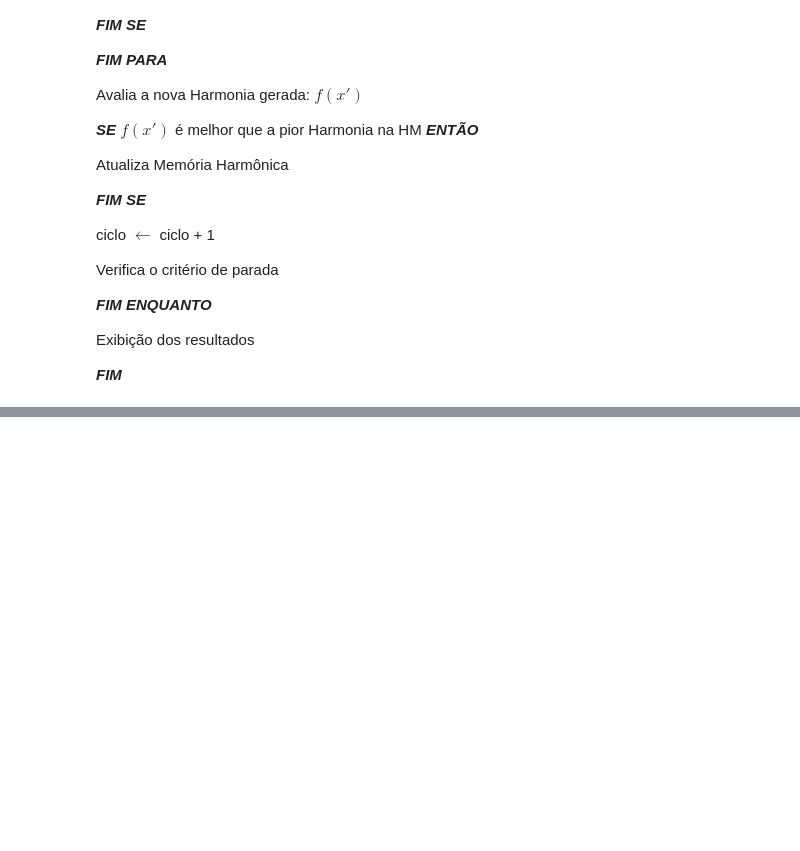
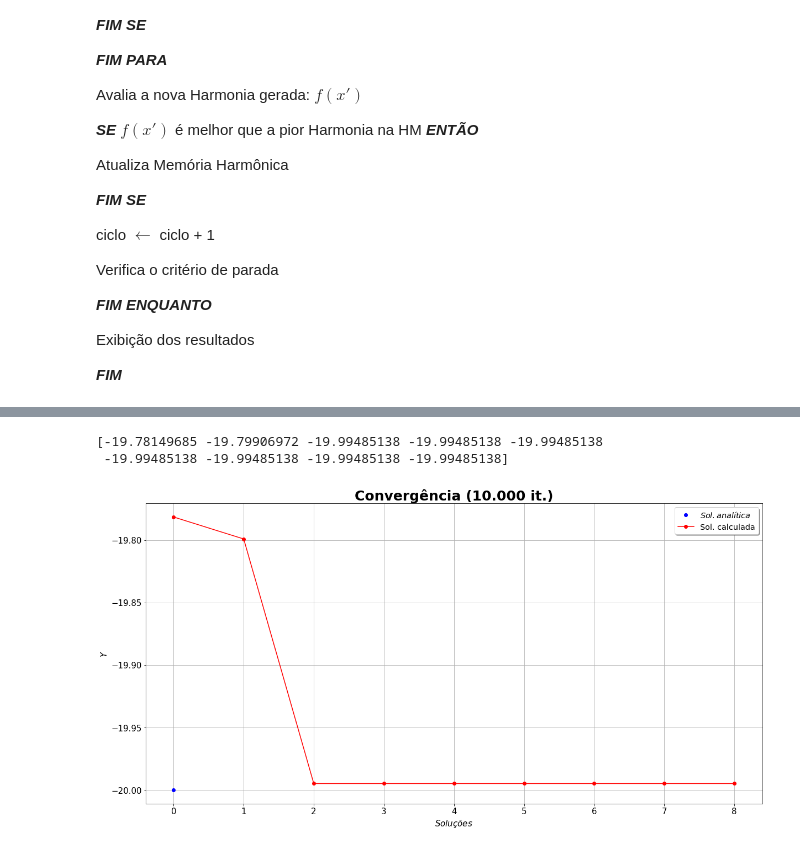
Before and after one commit to VictorCarreira/Disciplina-metodos-randomicos, a Jupyter notebook: BuscaHarmonica/Busca Harmonica.ipynb, the cells around one changed output, grey strips where cells are left out. Drawn from its saved outputs; the diff is of its cells as text; code cells hidden in the pictures; blank space fills up the shorter version.

```diff
--- a/BuscaHarmonica/Busca Harmonica.ipynb
+++ b/BuscaHarmonica/Busca Harmonica.ipynb
@@ -158,0 +181,3 @@ plt.close()
+# %%
+fit10000=np.loadtxt('10000IT.txt')
+print(fit10000)
@@ -158,0 +194,29 @@ plt.close()
+# %%
+y_10000=fit10000[:,0]
+x1_10000=fit10000[1]
+x2_10000=fit10000[2]
+print(y_10000)
+# %% [output]
+[-19.78149685 -19.79906972 -19.99485138 -19.99485138 -19.99485138
+ -19.99485138 -19.99485138 -19.99485138 -19.99485138]
+# %%
+py.rcParams['figure.figsize'] = (20.0, 10.0)#Redimensiona a figura
+
+plt.plot( sol,'bo',label="$Sol. analítica$")
+plt.plot( y_10000,'ro-',label="Sol. calculada")
+
+
+legend = plt.legend(loc='upper right', shadow=True, fontsize='x-large')
+
+plt.title("Convergência (10.000 it.)", fontweight='bold', fontsize=25)
+plt.tick_params(axis='both', labelsize=15)
+
+
+plt.grid(True)
+plt.xlabel("$Soluções$", fontsize=15)
+plt.ylabel("$Y$", fontsize=15)
+plt.savefig('FIT10000.png')
+plt.show()
+plt.close()
+# %% [output]
+[figure, added]
```
Also changed, not shown: parts of 39 cells of this notebook, 24 other files.
